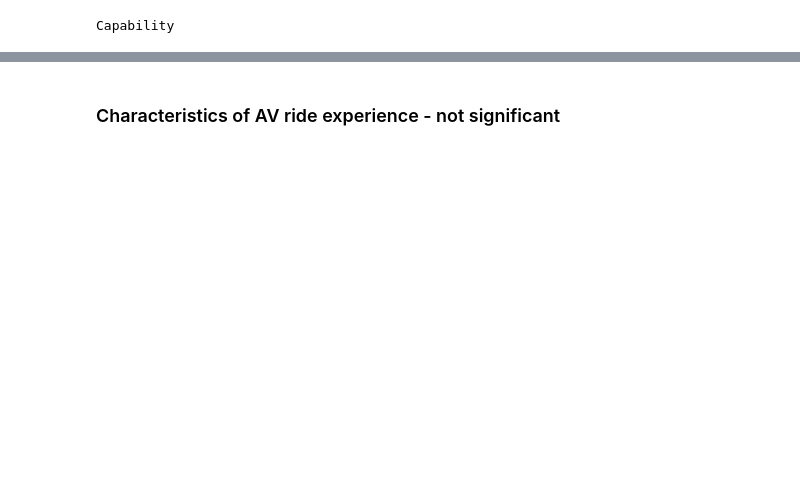
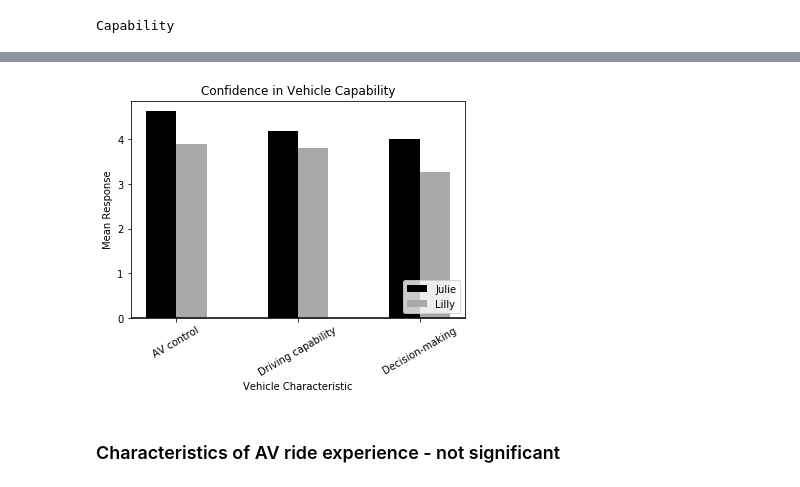
Before and after one commit to kcornn/independent-study, a Jupyter notebook: endride-data-2020.ipynb, the cells around one changed output, grey strips where cells are left out. Drawn from its saved outputs; the diff is of its cells as text; code cells hidden in the pictures; blank space fills up the shorter version.

```diff
--- a/endride-data-2020.ipynb
+++ b/endride-data-2020.ipynb
@@ -145,0 +178,3 @@ pd.pivot_table(df_capability, values=(analysis_column), index=['System'], aggfun
+# %%
+df_capability_grouped = df_capability.groupby(['System']).mean()
+capability2 = df_capability_grouped[df_capability_grouped.columns[5:8]]
@@ -146,3 +205,29 @@ pd.pivot_table(df_capability, values=(analysis_column), index=['System'], aggfun
+# %%
+fig, ax = plt.subplots()
+julie = capability2.groupby(['System']).mean().iloc[0]
+lily = capability2.groupby(['System']).mean().iloc[1]
+width = 0.25
+ind = np.arange(3)
+#julie_bars = ax.bar(ind, julie, width, color='r', label='Julie', yerr=capability2_std.iloc[0], capsize=5)
+#lily_bars = ax.bar(ind + width, lily, width, color='g', label='Lilly', yerr=capability2_std.iloc[1], capsize=5)
+#julie_bars = ax.bar(ind, julie, width, color='r', label='Julie', capsize=5)
+#lily_bars = ax.bar(ind + width, lily, width, color='g', label='Lilly', capsize=5)
+julie_bars = ax.bar(ind, julie, width, color='#000000', label='Julie', capsize=5)
+lily_bars = ax.bar(ind + width, lily, width, color='#A9A9A9', label='Lilly', capsize=5)
+ax.set_title('Confidence in Vehicle Capability')
+ax.set_xticks(ind + width/2.0)
+ax.set_xticklabels(('AV control', 'Driving capability', 'Decision-making'))
+ax.axhline(y=0, color='k')
+plt.xticks(rotation=30)
+plt.xlabel('Vehicle Characteristic')
+plt.ylabel('Mean Response')
+legend = ax.legend()
+for line in legend.get_lines():
+    line.set_linewidth(4.0)
+plt.legend(loc='lower right')
+plt.savefig("confidence_endride.jpeg", dpi=300, bbox_inches = 'tight', pad_inches = 0)
+# %% [output]
+[figure, added]
 # %% [markdown]
 ### Characteristics of AV ride experience - not significant
 # %%
```
Also changed, not shown: parts of 120 cells of this notebook, 2 other files.
